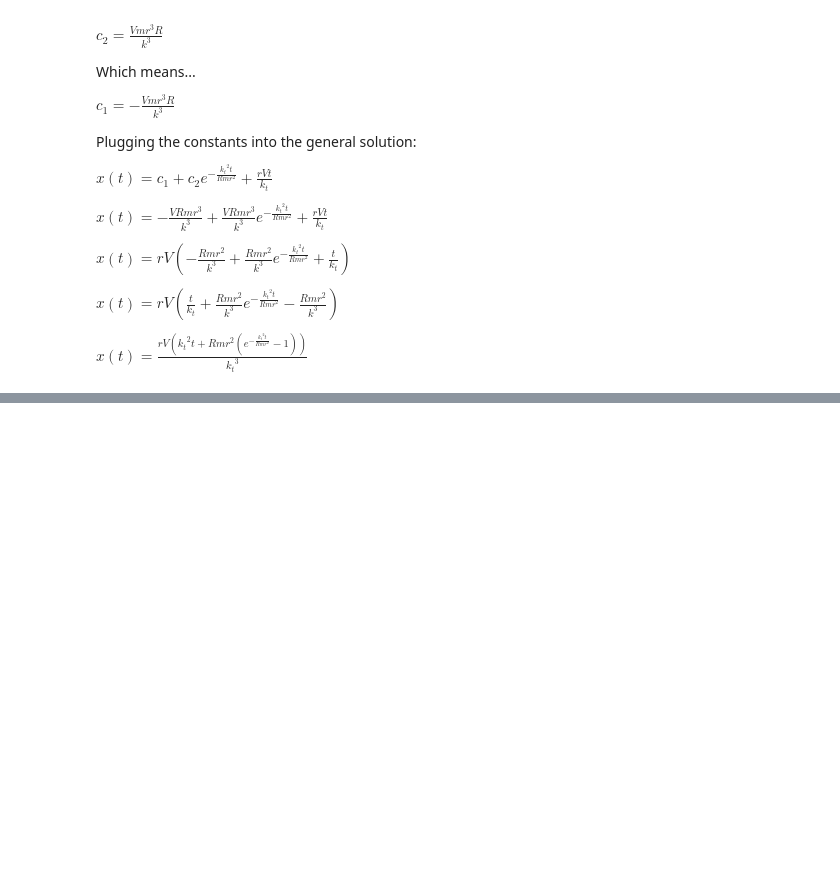
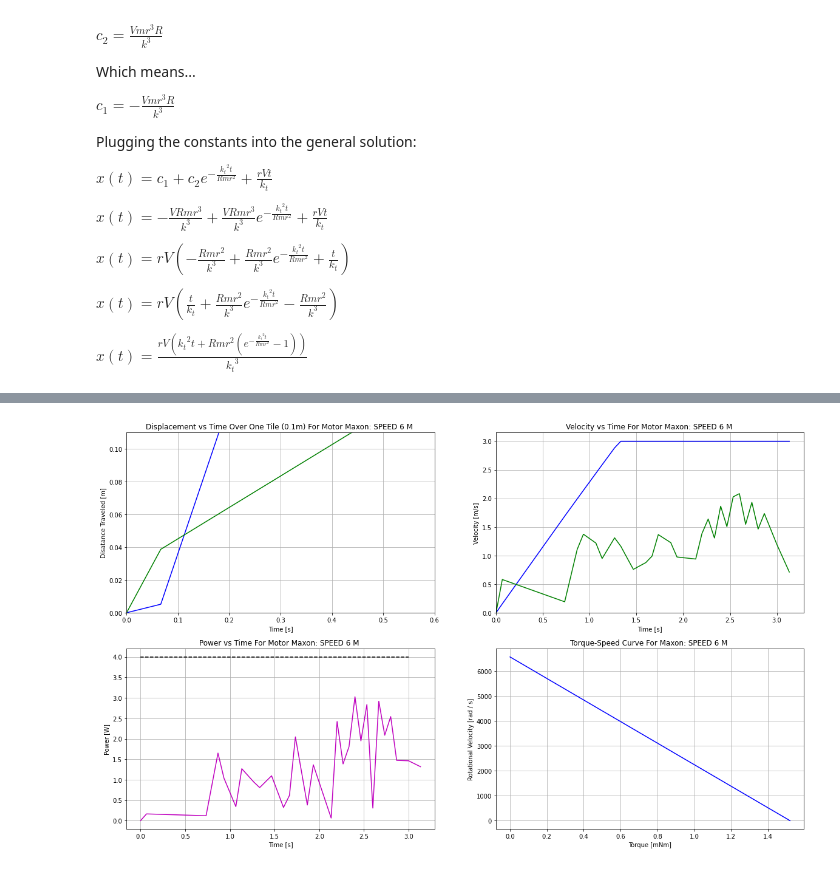
Before and after one commit to gingineer95/Micromouse_Predator, a Jupyter notebook: Motor_Simulations_and_Torque-Speed_Graphs.ipynb, the cells around one changed output, grey strips where cells are left out. Saved outputs shown, nothing was run; the diff lists cells and outputs as text; code cells hidden in the pictures; blank space fills up the shorter version.

```diff
--- a/Motor_Simulations_and_Torque-Speed_Graphs.ipynb
+++ b/Motor_Simulations_and_Torque-Speed_Graphs.ipynb
@@ -952,0 +752,82 @@ $x'(t) = \frac{rV}{{(k_t G)}^3} ({(k_t G)}^2 -{{(k_t G)}^2} {e}^{-\frac{{(k_t G)
+# %%
+# Plot 2W Motors #
+G2 = 1
+wheel_radii_2W = []
+
+for i in range(len(all_motor_name_2W)):
+    motor_diam_2W = all_motor_diam_2W[i]
+    kt_2W = all_motor_kt_2W[i]
+    single_motor_m_2W = all_single_motor_weight_2W[i]
+    input_V_2W = all_nominal_V_2W[i]
+    motor_R_2W = all_motor_R_2W[i]
+    motor_stall_t_2W = all_motor_stall_t_2W[i]
+    motor_no_load_RPM_2W = all_motor_no_load_RPM_2W[i]
+    motor_eff_2W = all_motor_eff_2W[i]
+
+    m_total_2W = ((single_motor_m_2W*2) + m_battery_g + m_controller + m_encoder +  m_other) / 1000
+
+    no_load_w_2W = (2*math.pi*motor_no_load_RPM_2W) / 60
+
+    motor_rad_2W = (motor_diam_2W / 2)
+    wheel_rad_2W = (motor_rad_2W + 5) / 1000 ## Use a clearance of 5mm for the radius
+    wheel_radii_2W.append(wheel_rad_2W)
+
+    I_2W = input_V_2W / motor_R_2W
+
+    displacement2 = disp_simulation(m_total_2W, kt_2W, G2, input_V_2W, motor_R_2W, wheel_rad_2W, motor_eff_2W)
+
+    vel2 = vel_simulation(m_total_2W, kt_2W, G2, input_V_2W, motor_R_2W, wheel_rad_2W, motor_eff_2W)
+
+    accel2 = accel_simulation(m_total_2W, kt_2W, G2, input_V_2W, motor_R_2W, wheel_rad_2W, motor_eff_2W)
+
+    power2 = input_power(accel, wheel_rad_2W, vel2, motor_eff_2W, m_total_2W, I_2W, motor_R_2W)
+
+    print(f"Current for 2W is {I_2W} and resistance is {motor_R_2W} \n therefore I2R is {I_2W*I_2W*motor_R_2W}")
+
+    fig, ((ax5, ax6), (ax7, ax8)) = plt.subplots(2, 2, figsize=(20, 12))
+
+############## Make the first graph a Dist vs Time graph ####################
+    ax5.plot(seconds, displacement2, '-b')
+    ax5.plot(seconds,distance_meter, '-g')
+    ax5.set_xlabel('Time [s]')
+    ax5.set_ylabel('Disatance Traveled [m]')
+    ax5.grid(b=None, which='both', axis='both')
+    ax5.set_ylim(bottom= 0, top = 0.11)
+    ax5.set_xlim(left= 0, right = 0.6)
+    ax5.set_title(f'Displacement vs Time Over One Tile (0.1m) For Motor {all_motor_name_2W[i]}')
+
+############## Make the second graph a Vel vs Time graph ####################
+    ax6.plot(seconds, vel2, '-b')
+    ax6.plot(seconds,v2, "-g") # Plot the mouse data
+    ax6.set_xlabel('Time [s]')
+    ax6.set_ylabel('Velocity [m/s]')
+    ax6.grid(b=None, which='both', axis='both')
+    ax6.set_ylim(bottom= 0)
+    ax6.set_xlim(left= 0)
+    ax6.set_title(f'Velocity vs Time For Motor {all_motor_name_2W[i]}')
+
+############## Make the third graph a Power vs Time graph ####################
+    ax7.plot(seconds, power2, '-m')
+    ax7.set_xlabel('Time [s]')
+    ax7.set_ylabel('Power [W]')
+    ax7.hlines(4.0, 0, 3.0, color="black", linestyle="dashed")
+    ax7.grid(b=None, which='both', axis='both')
+    ax7.set_title(f'Power vs Time For Motor {all_motor_name_2W[i]}')
+
+############## Make the fourth graph a torque-speed curve ####################
+    ax8.plot([0, motor_stall_t_2W*G2], [no_load_w_2W / G2, 0], "-b")
+    ax8.grid(b=None, which='both', axis='both')
+    ax8.set_xlabel('Torque [mNm]')
+    ax8.set_ylabel('Rotational Velocity [rad / s]')
+    ax8.set_title(f'Torque-Speed Curve For {all_motor_name_2W[i]}')
+
+    plt.show()
+
+    p_len2 = len(power2)
+    p_sum2 = sum(power2)
+    p_ave2 = p_sum2 / p_len2
+
+    print(f"Average power is {p_ave2}")
+    print("_________________________________________________________________________________________________________________")
+    print("_________________________________________________________________________________________________________________\n")
+# %% [output]
@@ -952,0 +836 @@ $x'(t) = \frac{rV}{{(k_t G)}^3} ({(k_t G)}^2 -{{(k_t G)}^2} {e}^{-\frac{{(k_t G)
+[figure, added]
```
Also changed, not shown: parts of 49 cells of this notebook.
